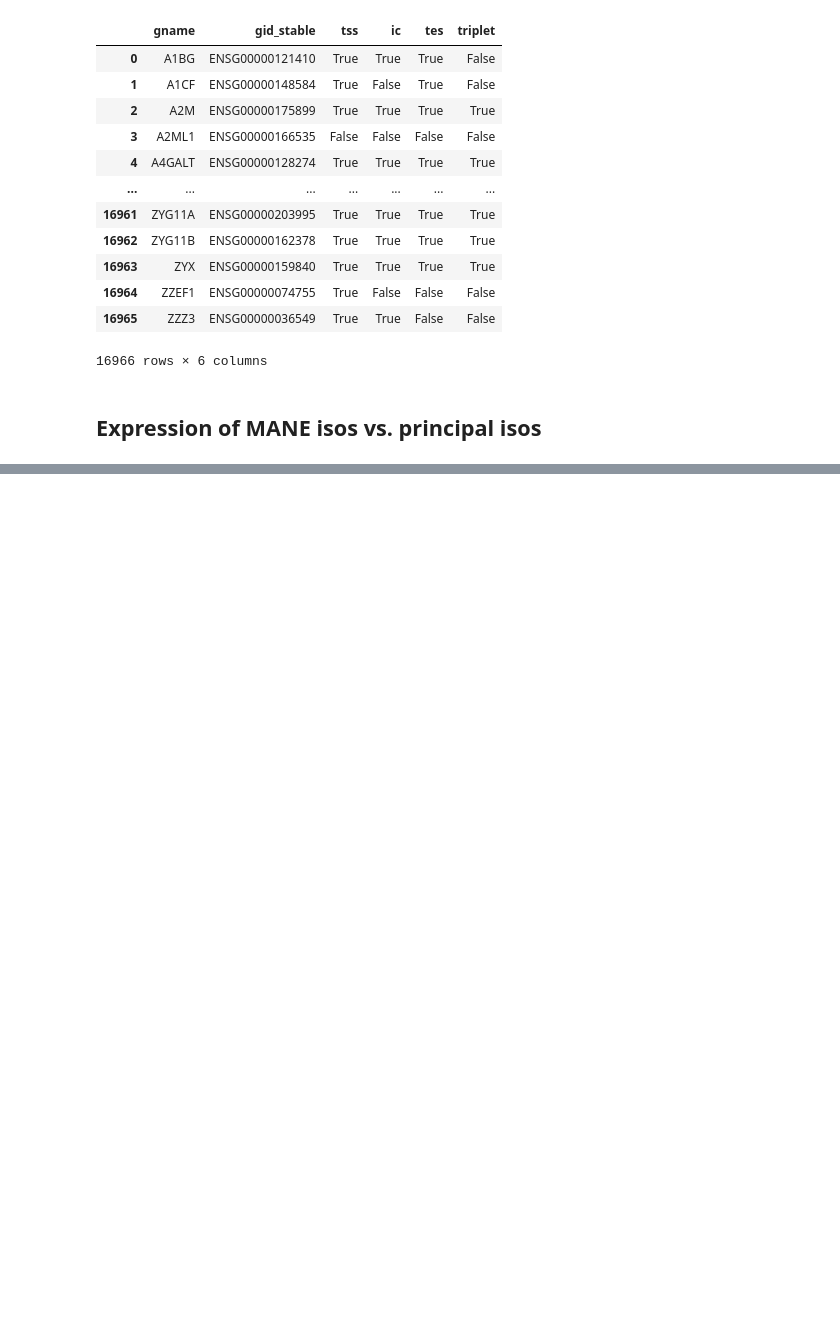
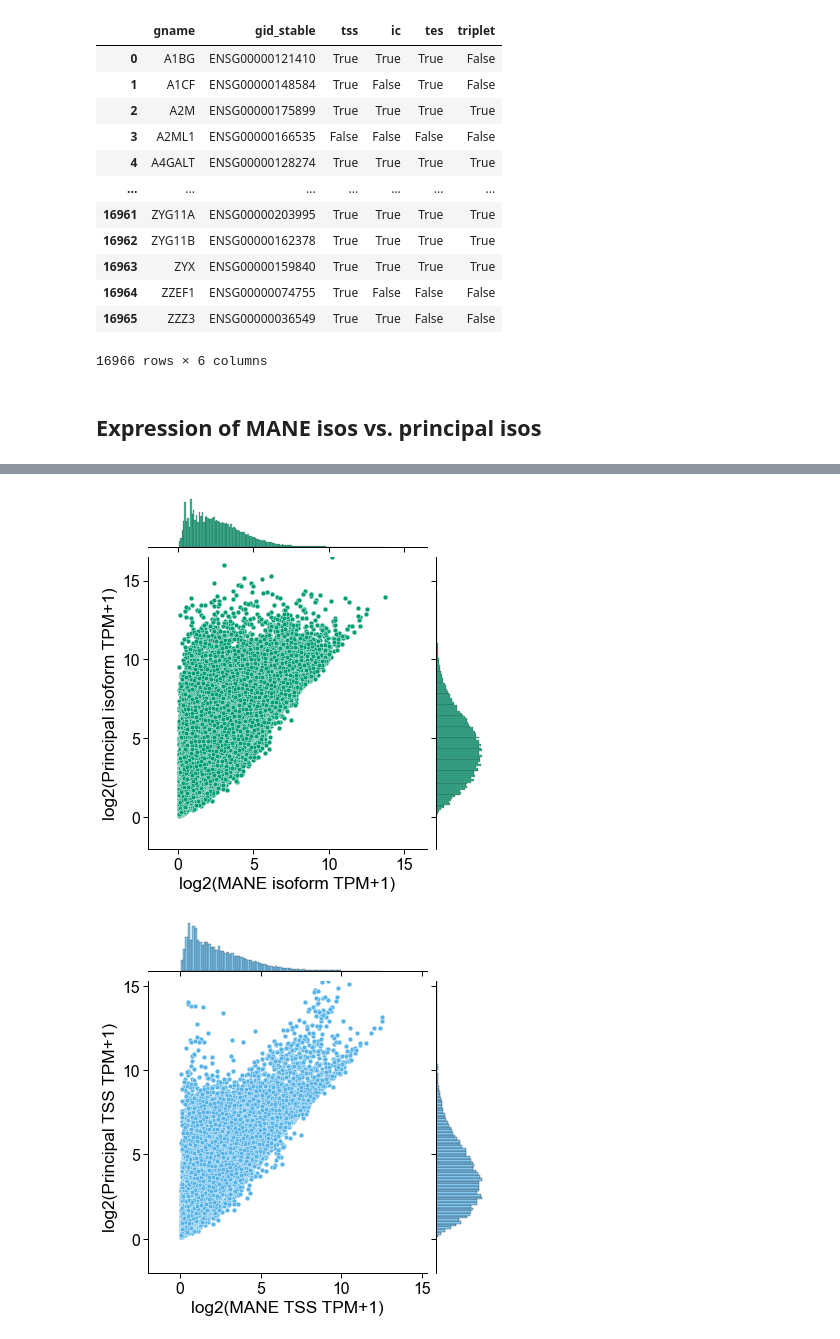
Before and after one commit to fairliereese/rnawg, a Jupyter notebook: lr_bulk/cerberus/swan/mane.ipynb, the cells around one changed output, grey strips where cells are left out. Cells and saved outputs as stored; diff of their text form; code cells hidden in the pictures; blank space fills up the shorter version.

```diff
--- a/lr_bulk/cerberus/swan/mane.ipynb
+++ b/lr_bulk/cerberus/swan/mane.ipynb
@@ -493,5 +449,0 @@ Read in graph from swan.p
-# %%
-tpm_df = swan.calc_tpm(sg.tss_adata, obs_col=obs_col, how='max')
-tpm_df = tpm_df.sparse.to_dense()
-tpm_df = tpm_df.T
-tpm_df.loc['ENSG00000284713_2', 'k562']
@@ -501,4 +449,0 @@ tpm_df.loc['ENSG00000284713_2', 'k562']
-# %%
-temp = pd.read_csv('../cerberus_filtered_abundance.tsv', sep='\t')
-c = [c for c in temp.columns if 'k562' in c]
-temp_tss = temp.loc[temp
@@ -521,0 +450,5 @@ Layers with keys: counts, tpm, pi
+# %%
+df = pd.read_csv('major_feats.tsv', sep='\t')
+
+# remove nan principal iso entries
+df = df.loc[~df.tid.isnull()]
@@ -521,0 +483,62 @@ Layers with keys: counts, tpm, pi
+# %%
+adatas = [sg.adata, sg.tss_adata, sg.ic_adata, sg.tes_adata]
+t_dfs = [sg.t_df, sg.tss_adata.var, sg.ic_adata.var, sg.tes_adata.var]
+feats = ['triplet', 'tss', 'ic', 'tes']
+id_cols = {'triplet': 'tid', 'tss': 'tss_id', 'ic': 'ic_id', 'tes': 'tes_id'}
+id_cols_2 = {'triplet': 'transcript_id', 'tss': 'tss_id', 'ic': 'ic_id', 'tes': 'tes_id'}
+how = 'mean'
+
+for feat, adata, t_df in zip(feats, adatas, t_dfs):
+    print(feat)
+    id_col = id_cols[feat]
+    id_col_2 = id_cols_2[feat]
+    tpm_df = compute_feat_tpm(adata, obs_col, feat, how, min_tpm=None)
+
+    # get mane tids -- look at v40 metadata and cross ref. w/ cerberus
+    # also grab their TPMs
+    meta_df = pd.read_csv('../../../refs/v40_transcript_metadata.tsv', sep='\t')
+    mane_tids = meta_df.loc[meta_df.MANE_Select].tid.tolist()
+    mane_df = ca.t_map.copy(deep=True)
+    mane_df = mane_df.loc[mane_df.source=='v40']
+    mane_df = mane_df.loc[mane_df.original_transcript_id.isin(mane_tids)]
+    mane_feats = mane_df[id_col_2].unique().tolist()
+    mane_feats[:5]
+
+    # limit tpm_df to just the mane features
+    print(len(tpm_df.index))
+    tpm_df = tpm_df.loc[tpm_df[id_col].isin(mane_feats)]
+    print(len(tpm_df.index))
+
+    # add the gene id
+    if feat == 'triplet':
+        pat = '['
+    else:
+        pat = '_'
+    tpm_df['gid'] = tpm_df[id_col].str.split(pat, expand=True)[0]
+    tpm_df.head()
+
+    # merge in TPM of MANE features
+    df = df.merge(tpm_df, how='left', on=['gid', obs_col], suffixes=('_principal', '_mane'))
+    # fill nans for tpm w/ 0
+    df['{}_tpm_mane'.format(feat)].fillna(0, inplace=True)
+
+    prin_mane_col = '{}_principal_is_mane'.format(feat)
+    df[prin_mane_col] = df[id_col+'_principal']==df[id_col+'_mane']
+
+    # when is the mane isoform not the principal isoform, but mane is still expressed?
+    temp = df.loc[df[prin_mane_col] == False]
+    n = len(temp.index)
+    temp = temp.loc[temp['{}_tpm_mane'.format(feat)]>0]
+    n_num = len(temp.index)
+    print('{:.2f}% ({}/{}) of gene / sample combos have MANE expression where principal {} is not MANE '.format((n_num/n)*100, n_num, n, feat))
+    plot_mane_v_princ_tpm(temp, feat)
+
+    # when is the mane isoform not the principal isoform, and mane is NOT expressed?
+    temp = df.loc[df[prin_mane_col] == False]
+    n = len(temp.index)
+    temp = temp.loc[temp['{}_tpm_mane'.format(feat)]==0]
+    n_num = len(temp.index)
+    print('{:.2f}% ({}/{}) of gene / sample combos have NO MANE expression where principal {} is not MANE '.format((n_num/n)*100, n_num, n, feat))
+
+    print()
+# %% [output]
@@ -521,0 +562,2 @@ Layers with keys: counts, tpm, pi
+[figure, added]
+[figure, added]
```
Also changed, not shown: parts of 28 cells of this notebook, 4 other files.
